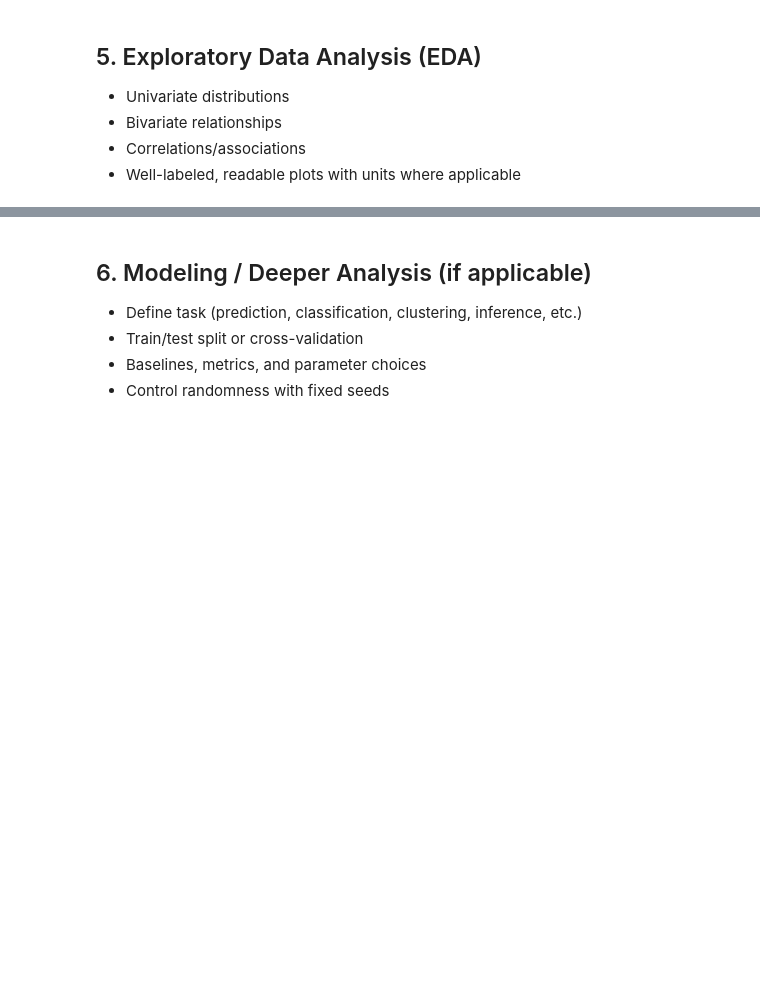
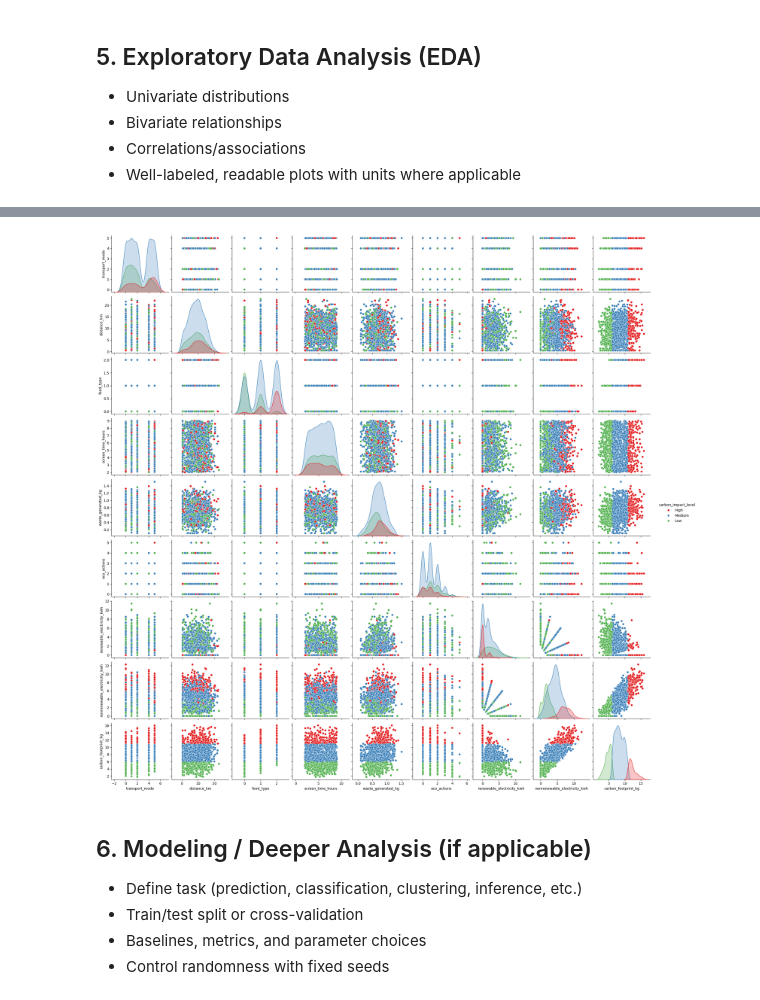
Before and after one commit to XunMMU/dsf-carbon, a Jupyter notebook: TT3L_G01_Notebook.ipynb, the cells around one changed output, grey strips where cells are left out. Drawn from its saved outputs; the diff is of its cells as text; code cells hidden in the pictures; blank space fills up the shorter version.

```diff
--- a/TT3L_G01_Notebook.ipynb
+++ b/TT3L_G01_Notebook.ipynb
@@ -177,3 +373,13 @@ dtype: int64
+# %%
+sns.pairplot(df[
+        ['transport_mode', 'distance_km', 'food_type',
+         'screen_time_hours', 'waste_generated_kg', 'eco_actions',
+         'renewable_electricity_kwh', 'nonrenewable_electricity_kwh',
+         'carbon_footprint_kg', 'carbon_impact_level']
+    ], hue="carbon_impact_level", palette="Set1")
+plt.show()
+# %% [output]
+[figure, added]
 # %% [markdown]
 ## 6. Modeling / Deeper Analysis (if applicable)
 - Define task (prediction, classification, clustering, inference, etc.)
```
Also changed, not shown: parts of 37 cells of this notebook, 8 other files.
